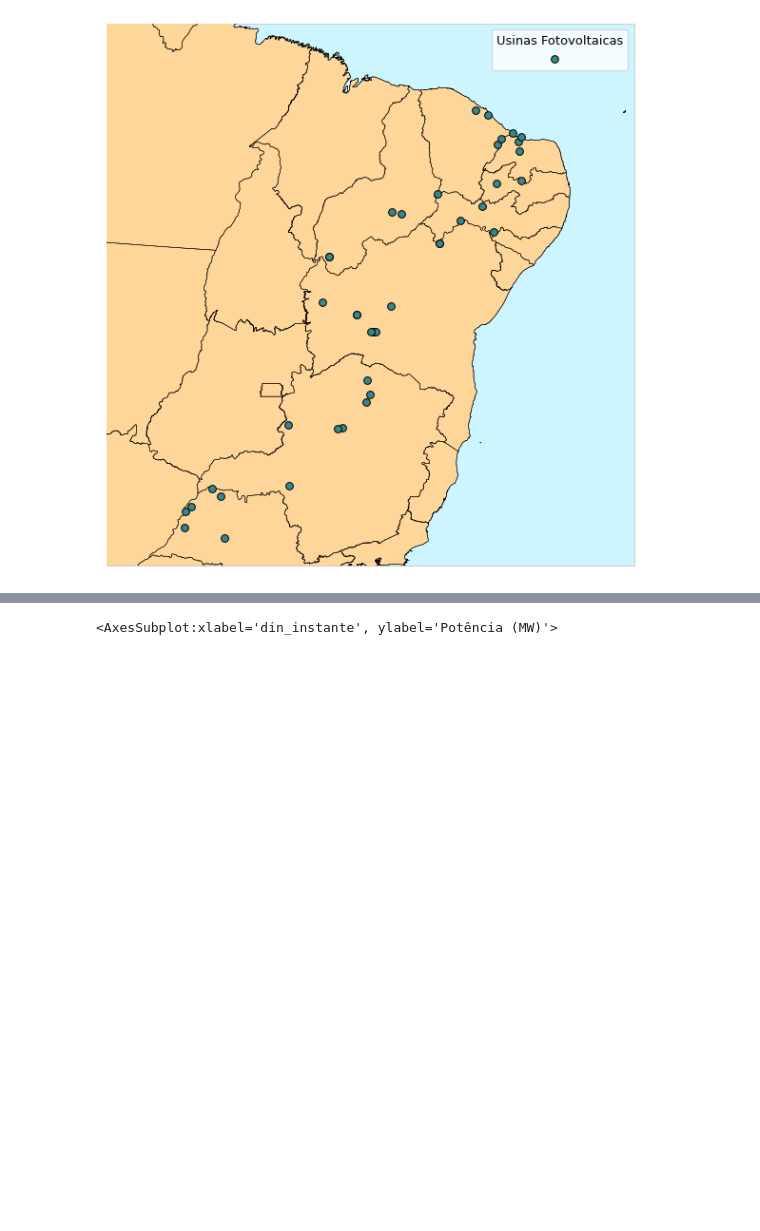
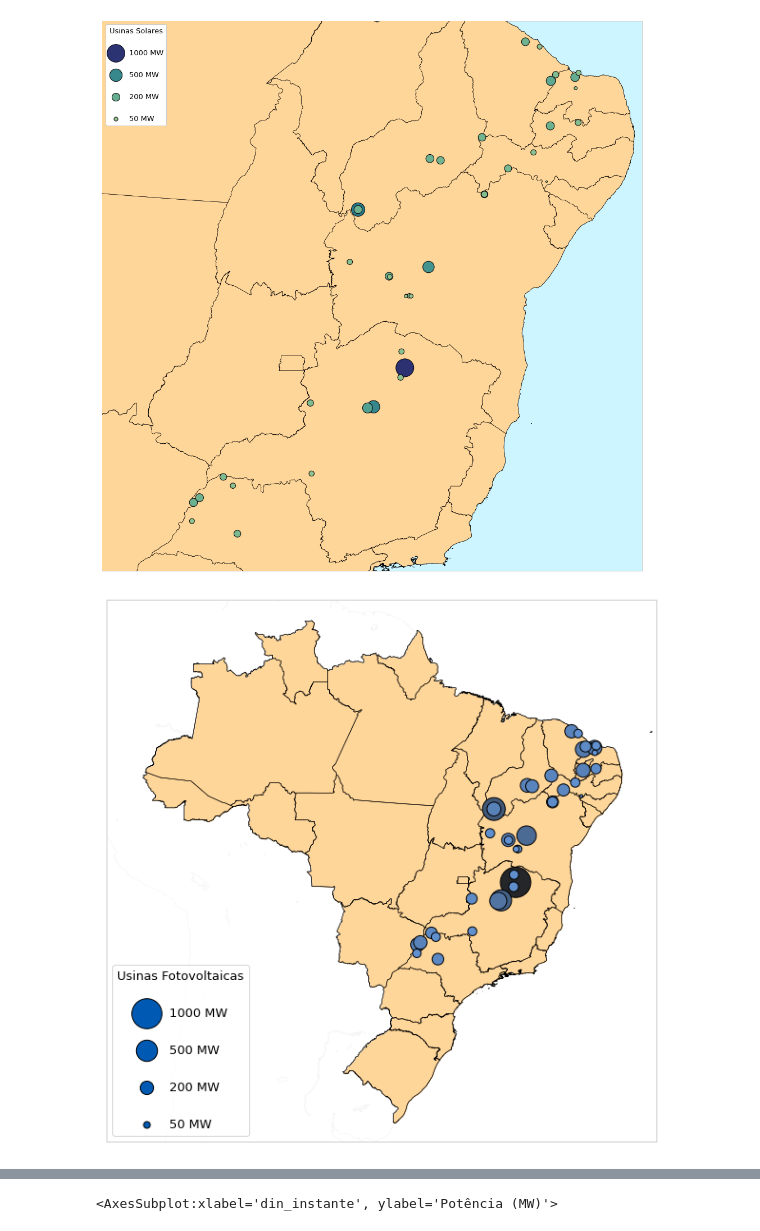
Before and after one commit to La1ra1/Gestao_energetica_trabalhos, a Jupyter notebook: Seminário 2/figuras_geracao_pv.ipynb, the cells around one changed output, grey strips where cells are left out. Saved outputs shown, nothing was run; the diff lists cells and outputs as text; code cells hidden in the pictures; blank space fills up the shorter version.

```diff
--- a/Seminário 2/figuras_geracao_pv.ipynb
+++ b/Seminário 2/figuras_geracao_pv.ipynb
@@ -74,11 +178,50 @@ values = group_by_usina.dropna()['val_capacidadeinstalada'].values
+# %%
+fig, ax = plt.subplots()
+
+m = Basemap(projection='merc', llcrnrlat=-23.2, urcrnrlat=-3,
+            llcrnrlon=-55, urcrnrlon=-34.5, resolution='i')
+m.ax = ax
+line_color = '#cccccc'
+wather_color = '#ccf5ff'
+
+m.drawcoastlines(color=line_color, linewidth=0.1)
+#m.fillcontinents(color=line_color,lake_color=wather_color, zorder=1)
+m.drawmapboundary(color=line_color, fill_color=wather_color, zorder=0)
+
+fig.set_size_inches(18, 18)
+
+m.readshapefile('brasil\\gadm41_BRA_1', 'estados', zorder=5)
+
+m.readshapefile('brasil\\gadm41_BRA_0', 'pais', zorder=5)
+
+x_solar, y_solar = m(lon_solar, lat_solar)
+
+sc = m.scatter(x_solar, y_solar, s=values_solar, c=values_solar, zorder=10, cmap=sns.color_palette("crest", as_cmap=True)
+, linewidths=1, edgecolor='black',)
+
+patches = [Polygon(np.array(m.pais[0]))]
+
+pc = PatchCollection(patches, facecolor= '#ffd699', edgecolor='k', linewidths=0.01, zorder=2)
+ax.add_collection(pc)
+
+colors = ['#2B3372', '#37888D', '#66AD90', '#99C791']
+
+h = [plt.scatter([],[], color=colors[j], marker="o", s=i, edgecolors='k') for j,i in enumerate([1000,500,200,50])]
+leg = plt.legend(handles=h, labels=['1000 MW', '500 MW','200 MW','50 MW'],loc='upper left', title="Usinas Solares", labelspacing=2, fontsize=13,title_fontsize=13, framealpha=1)
+
+
+
+plt.savefig('FIGURAS\\MAPA_B.svg')
+# %% [output]
+[figure, added]
 # %%
 fig, ax = plt.subplots()
 
-m = Basemap(projection='merc', llcrnrlat=-23, urcrnrlat=0,
-            llcrnrlon=-55, urcrnrlon=-32, resolution='i')
+m = Basemap(projection='merc', llcrnrlat=-35, urcrnrlat=7,
+            llcrnrlon=-77, urcrnrlon=-32, resolution='i')
 m.ax = ax
 line_color = '#cccccc'
-wather_color = '#ccf5ff'
+wather_color = '#ffffff'
 
 m.drawcoastlines(color=line_color, linewidth=0.1)
 #m.fillcontinents(color=line_color,lake_color=wather_color, zorder=1)
@@ -90,21 +233,22 @@ m.readshapefile('brasil\\gadm41_BRA_1', 'estados', zorder=5)
 
 m.readshapefile('brasil\\gadm41_BRA_0', 'pais', zorder=5)
 
-x, y = m(lon, lat)
+x_solar, y = m(lon_solar, lat_solar)
 
-sc = m.scatter(x, y, zorder=10, color='#37888D', s=60, linewidths=1, edgecolor='black',)
+sc = m.scatter(x_solar, y, s=values_solar, c=values_solar, zorder=10, cmap=sns.dark_palette("#69d", reverse=True, as_cmap=True)
+, linewidths=1, edgecolor='black',)
 
 patches = [Polygon(np.array(m.pais[0]))]
 
 pc = PatchCollection(patches, facecolor= '#ffd699', edgecolor='k', linewidths=0.01, zorder=2)
 ax.add_collection(pc)
 
-h = [plt.scatter([],[], color='#37888D', marker="o", s=i, edgecolors='k') for i in [60]]
-leg = plt.legend(handles=h, labels=[''],loc='upper right', title="Usinas Fotovoltaicas", fontsize=13,title_fontsize=13)
+h = [plt.scatter([],[], color="#0059b3", marker="o", s=i, edgecolors='k') for i in [1000,500,200,50]]
+leg = plt.legend(handles=h, labels=['1000 MW', '500 MW','200 MW','50 MW'],loc='lower left', title="Usinas Fotovoltaicas", labelspacing=2, fontsize=13,title_fontsize=13)
 
-#leg._legend_box.align = "center"
+leg._legend_box.align = "center"
 
 
-plt.savefig('MAPA_S.svg')
+plt.savefig('FIGURAS\\MAPA.svg')
 # %% [output]
-[figure, old version]
+[figure, new version]
```
Also changed, not shown: parts of 25 cells of this notebook, 8 other files.
